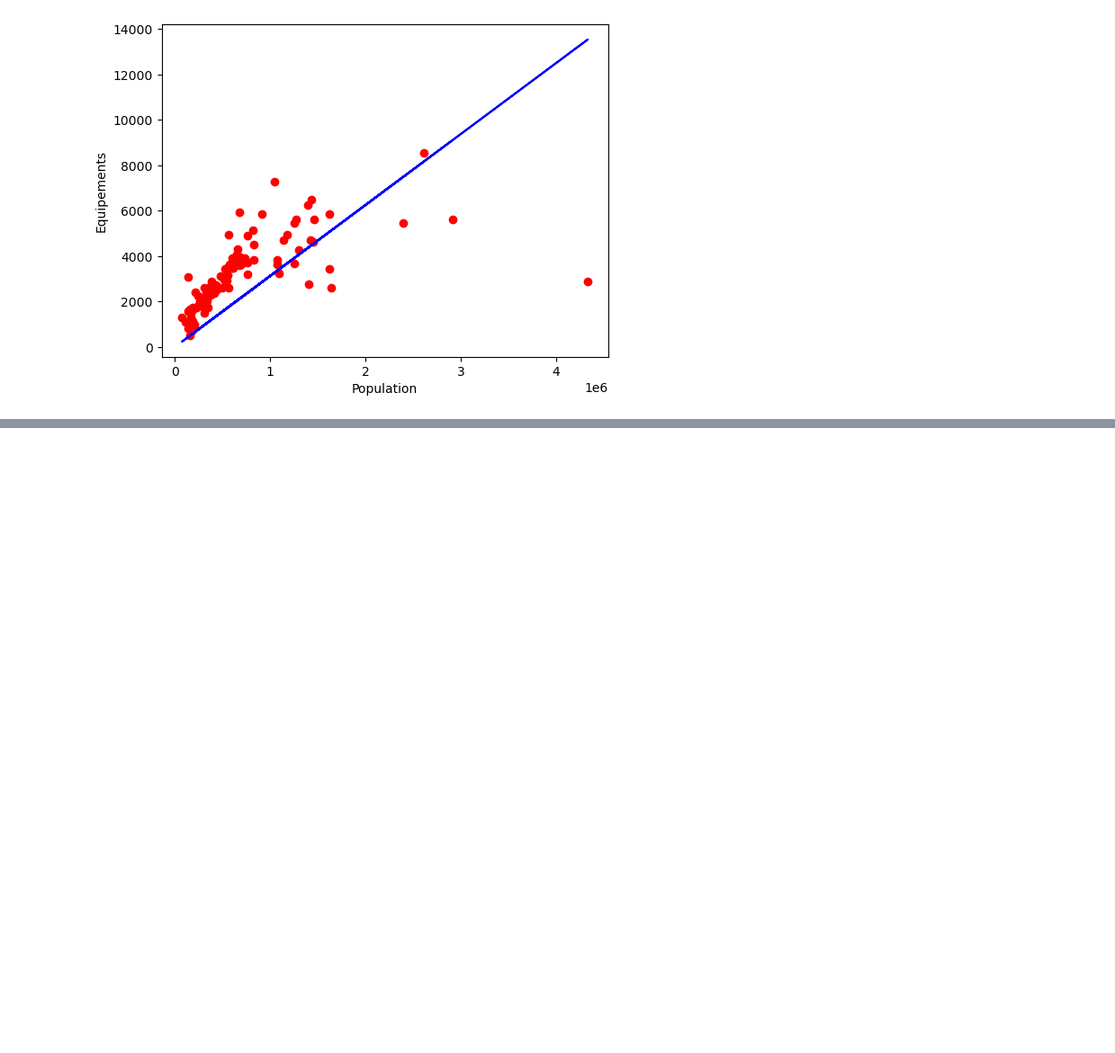
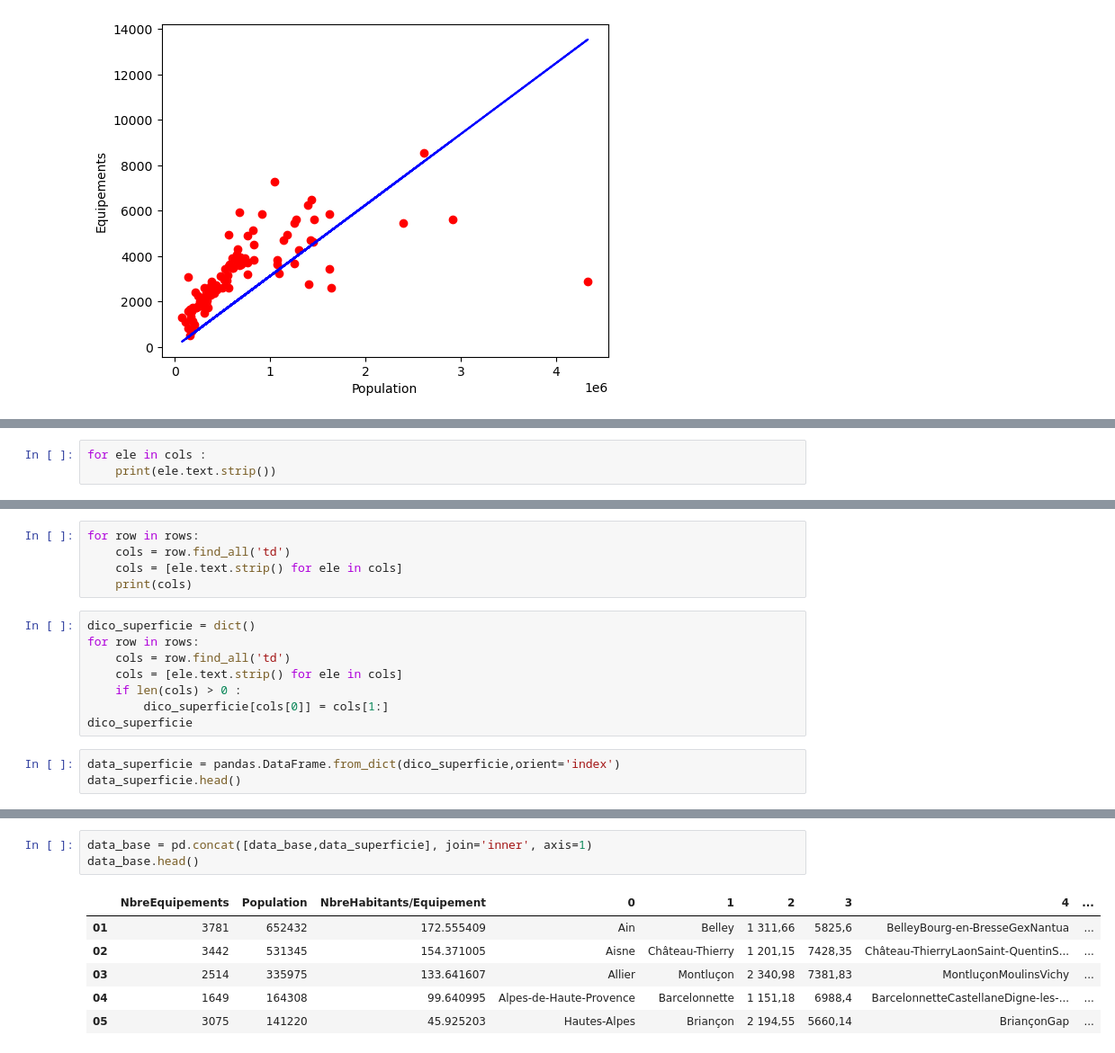
Before and after one commit to JulesChpn/ProjetPython, a Jupyter notebook: README.ipynb, the cells around one changed output, grey strips where cells are left out. Shown at 90% size. Saved outputs shown, nothing was run; the diff lists cells and outputs as text; blank space fills up the shorter version.

Commit message:
README 14/12
Début de webscrapping pour la superficie des départements

```diff
--- a/README.ipynb
+++ b/README.ipynb
@@ -198,0 +235,3 @@ plt.show()
+# %%
+for ele in cols :
+    print(ele.text.strip())
@@ -198,0 +247,16 @@ plt.show()
+# %%
+for row in rows:
+    cols = row.find_all('td')
+    cols = [ele.text.strip() for ele in cols]
+    print(cols)
+# %%
+dico_superficie = dict()
+for row in rows:
+    cols = row.find_all('td')
+    cols = [ele.text.strip() for ele in cols]
+    if len(cols) > 0 :
+        dico_superficie[cols[0]] = cols[1:]
+dico_superficie
+# %%
+data_superficie = pandas.DataFrame.from_dict(dico_superficie,orient='index')
+data_superficie.head()
@@ -198,0 +270,10 @@ plt.show()
+# %%
+data_base = pd.concat([data_base,data_superficie], join='inner', axis=1)
+data_base.head()
+# %% [output]
+|  | NbreEquipements | Population | NbreHabitants/Equipement | 0 | 1 | 2 | 3 | 4 | ... |
+| 01 | 3781 | 652432 | 172.555409 | Ain | Belley | 1 311,66 | 5825,6 | BelleyBourg-en-BresseGexNantua | ... |
+| 02 | 3442 | 531345 | 154.371005 | Aisne | Château-Thierry | 1 201,15 | 7428,35 | Château-ThierryLaonSaint-QuentinS... | ... |
+| 03 | 2514 | 335975 | 133.641607 | Allier | Montluçon | 2 340,98 | 7381,83 | MontluçonMoulinsVichy | ... |
+| 04 | 1649 | 164308 | 99.640995 | Alpes-de-Haute-Provence | Barcelonnette | 1 151,18 | 6988,4 | BarcelonnetteCastellaneDigne-les-... | ... |
+| 05 | 3075 | 141220 | 45.925203 | Hautes-Alpes | Briançon | 2 194,55 | 5660,14 | BriançonGap | ... |
```
Also changed, not shown: parts of 10 cells of this notebook.
